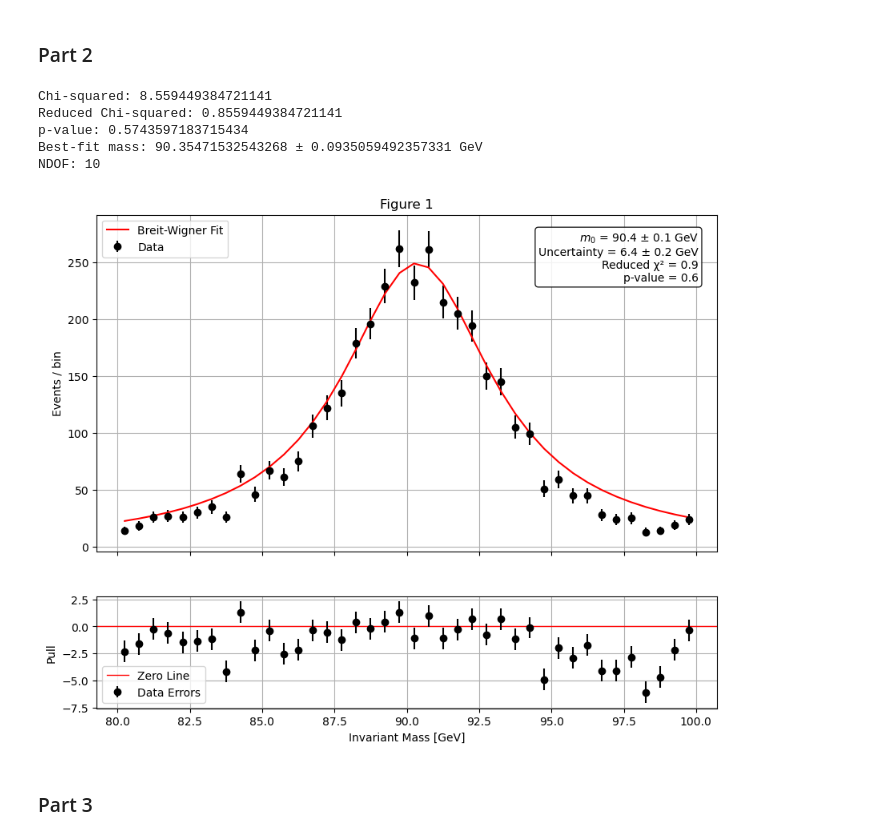
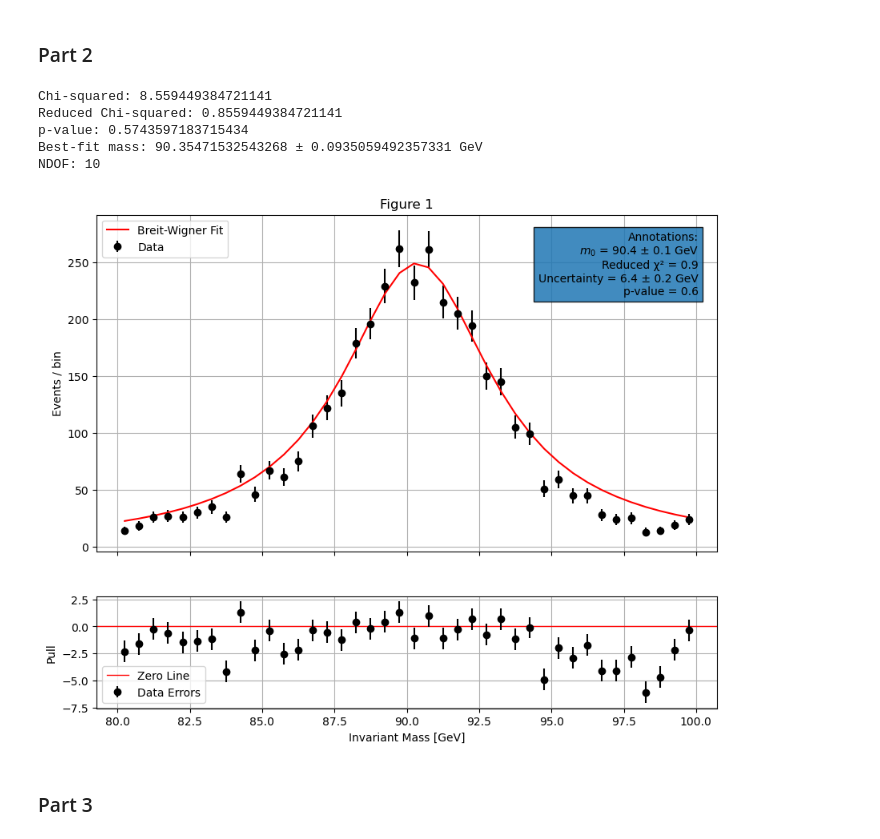
Before and after one commit to macruzat/PHYS265-spring25, a Jupyter notebook: Lab3/Lab_03.ipynb, the cells around one changed output. Drawn from its saved outputs; the diff is of its cells as text; code cells hidden in the pictures.

```diff
--- a/Lab3/Lab_03.ipynb
+++ b/Lab3/Lab_03.ipynb
@@ -56,6 +58,7 @@ plt.savefig("Part 1 Graph");
 # %% [markdown]
 ### Part 2
 # %%
+# numpy mask et all
 fit_mask = (bin_centers > 87) & (bin_centers < 93)
 x_fit = bin_centers[fit_mask]
 y_fit = counts[fit_mask]
@@ -65,6 +68,7 @@ yerr_fit = errors[fit_mask]
 def breit_wigner(m, m0, gamma):
     return 2500 * (1/np.pi)*((gamma / 2) / ((m - m0)**2 + (gamma / 2)**2))
 
+# curve fit
 popt, pcov = curve_fit(breit_wigner, x_fit, y_fit, p0=[91.2, 2.5], sigma=yerr_fit, absolute_sigma=True)
 m0_fit, gamma_fit = popt
 m0_err, gamma_err = np.sqrt(np.diag(pcov))
@@ -88,38 +92,38 @@ ax1.grid(True)
 
 # Top Text (f-strings suck)
 textstr = '\n'.join((
+    f'Annotations:',
     f'$m_0$ = {m0_fit:.1f} ± {m0_err:.1f} GeV',  #mass
+    f'Reduced χ² = {red_chi2_val:.1f}',   # Reduced Chi2
     f'Uncertainty = {gamma_fit:.1f} ± {gamma_err:.1f} GeV',  #uncertainty
-    f'Reduced χ² = {red_chi2_val:.1f}',   # Reduced Chi2
-    f'p-value = {p_val:.1f}' # pval
-))
+    f'p-value = {p_val:.1f}')) # pval
 ax1.text(0.97, 0.95, textstr, transform=ax1.transAxes,
          fontsize=10, verticalalignment='top', horizontalalignment='right',
-         bbox=dict(boxstyle='round', facecolor='white', alpha=0.85))
+         bbox=dict(alpha=0.85))
 
 # Bottom Graph
 residuals = (counts - fit_vals) / errors
 ax2.axhline(0, color='red', lw=1, label='Zero Line')
 ax2.errorbar(bin_centers, residuals, yerr=1, fmt='o', color='black', label="Data Errors")
 ax2.set_xlabel("Invariant Mass [GeV]")
 ax2.set_ylabel("Pull")
 ax2.grid(True)
 ax2.legend()
 plt.savefig("Part 2 Graph")
 
 #Just in case
 print("Chi-squared:", chi2_val)
 print("Reduced Chi-squared:", chi2_val/ndof)
 print("p-value:", p_val)
 print("Best-fit mass:", m0_fit,"±",m0_err,"GeV")
 print("NDOF:", ndof)
 # %% [output]
 Chi-squared: 8.559449384721141
 Reduced Chi-squared: 0.8559449384721141
 p-value: 0.5743597183715434
 Best-fit mass: 90.35471532543268 ± 0.0935059492357331 GeV
 NDOF: 10
-[figure, old version]
+[figure, new version]
 # %% [markdown]
 ### Part 3
 # %%
```
Also changed, not shown: parts of 3 cells of this notebook, 2 other files.
